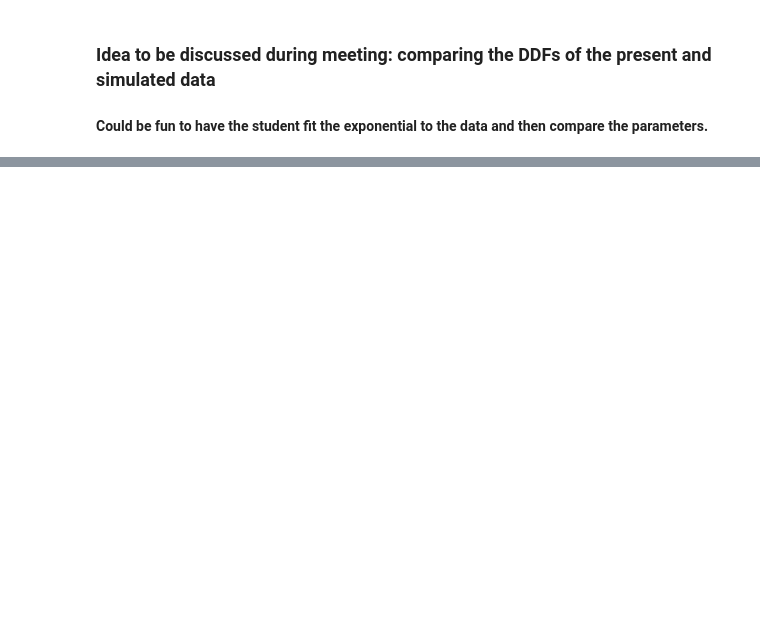
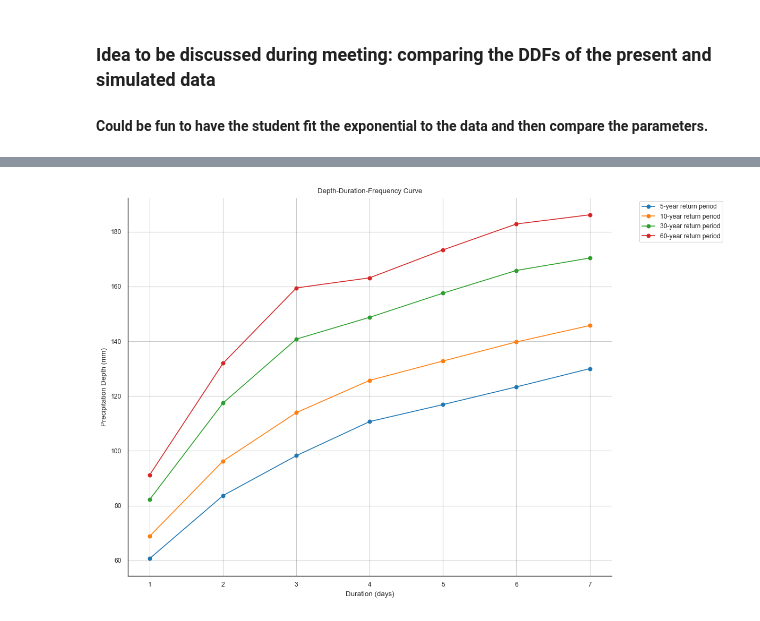
Before and after one commit to CooperBigFoot/climate-impacts, a Jupyter notebook: code/eda.ipynb, the cells around one changed output, grey strips where cells are left out. Saved outputs shown, nothing was run; the diff lists cells and outputs as text; code cells hidden in the pictures; blank space fills up the shorter version.

```diff
--- a/code/eda.ipynb
+++ b/code/eda.ipynb
@@ -303,0 +327,5 @@ cs.plot_ddf(processed_present_data)
+# %%
+# To plot the DDF curves
+observed.plot_ddf()
+# %% [output]
+[figure, added]
```
Also changed, not shown: parts of 7 cells of this notebook, 2 other files.
